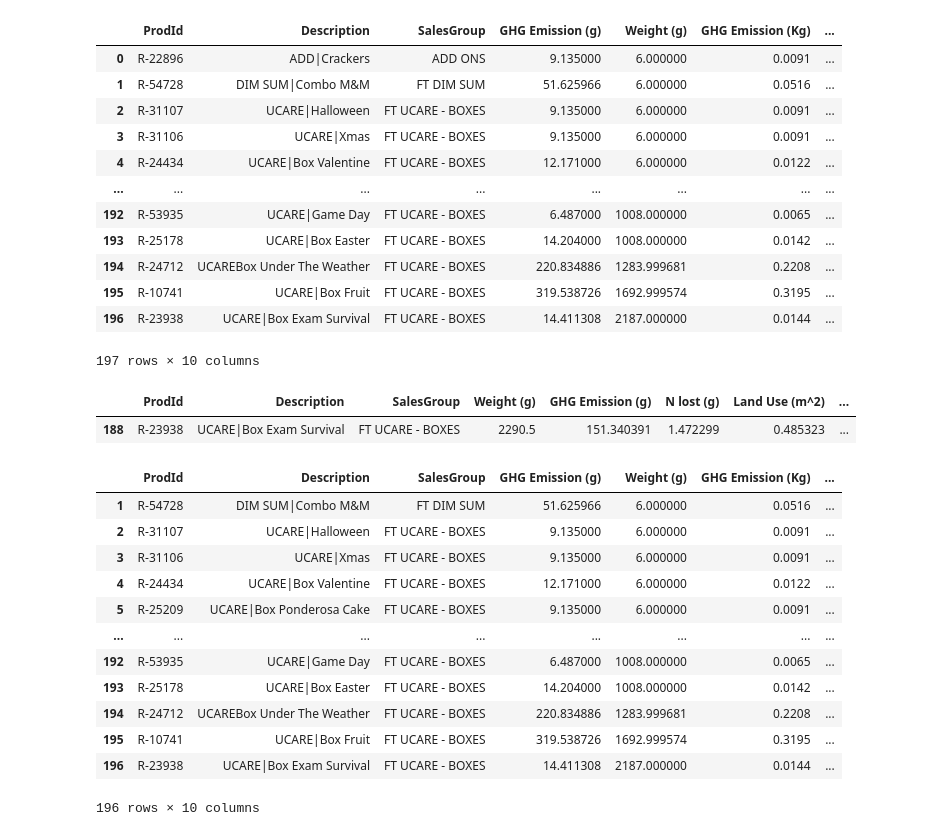
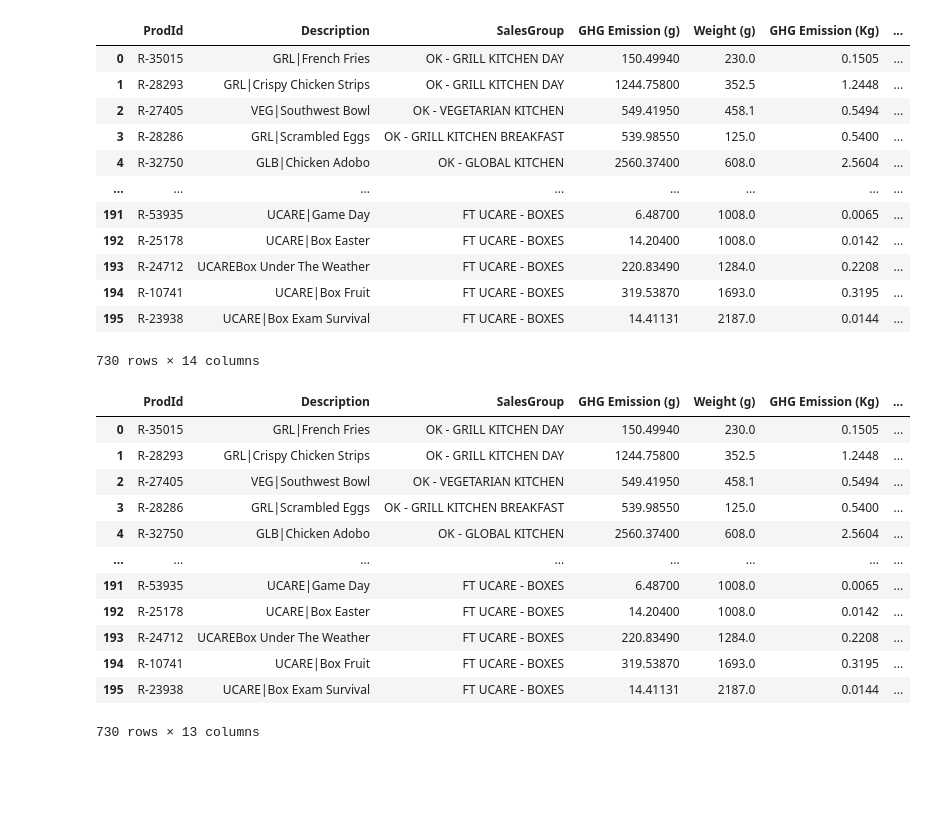
Before and after one commit to SEEDSProjects/CFFS_Label_2024_25, a Jupyter notebook: Label_Baseline_Calculation/baseline_OK.ipynb, the cells around one changed output. Saved outputs shown, nothing was run; the diff lists cells and outputs as text; code cells hidden in the pictures; blank space fills up the shorter version.

Commit message:
Fixed Baseline Calculations

```diff
--- a/Label_Baseline_Calculation/baseline_OK.ipynb
+++ b/Label_Baseline_Calculation/baseline_OK.ipynb
@@ -22,58 +27,47 @@ C:/Users/smvan/CFFS-S23/CFFS-22-23
 # %%
-#OK_menu = pd.read_csv('data/final/2022_2023_CFFS_Outcomes/Data_Labelled_Gather22-23.csv', usecols=[0, 1, 2, 3, 4, 5, 6, 7, 8, 9])
-
+menu_list = []
 # FOR OK
-# OK_menu = pd.read_csv('data/data_for_calculating_baseline/OK_19-20_Recipes_GHG.csv', usecols=[0, 1, 2, 3, 4, 5, 6, 7, 8, 9])
+menu_list.append(pd.read_csv('data/Misc/data_for_calculating_baseline/OK_2019.csv'))
 
 # FOR GATHER
-# OK_menu = pd.read_csv('data/data_for_calculating_baseline/Gather_2019_recipes.csv', usecols=[0, 1, 2, 3, 4, 5, 6, 7, 8, 9])
-# OK_menu
+menu_list.append(pd.read_csv('data/Misc/data_for_calculating_baseline/Gather_2019.csv'))
 
 # FOR TOTEM
-OK_menu = pd.read_csv('data/data_for_calculating_baseline/Totem_2019_recipes.csv', usecols=[0, 1, 2, 3, 4, 5, 6, 7, 8, 9])
+menu_list.append(pd.read_csv('data/Misc/data_for_calculating_baseline/Totem_2019.csv'))
 
-OK_menu
+recipes = pd.concat(menu_list)
+recipes
 # %% [output]
 |  | ProdId | Description | SalesGroup | GHG Emission (g) | Weight (g) | GHG Emission (Kg) | ... |
-| 0 | R-22896 | ADD|Crackers | ADD ONS | 9.135000 | 6.000000 | 0.0091 | ... |
-| 1 | R-54728 | DIM SUM|Combo M&M | FT DIM SUM | 51.625966 | 6.000000 | 0.0516 | ... |
-| 2 | R-31107 | UCARE|Halloween | FT UCARE - BOXES | 9.135000 | 6.000000 | 0.0091 | ... |
-| 3 | R-31106 | UCARE|Xmas | FT UCARE - BOXES | 9.135000 | 6.000000 | 0.0091 | ... |
-| 4 | R-24434 | UCARE|Box Valentine | FT UCARE - BOXES | 12.171000 | 6.000000 | 0.0122 | ... |
+| 0 | R-35015 | GRL|French Fries | OK - GRILL KITCHEN DAY | 150.49940 | 230.0 | 0.1505 | ... |
+| 1 | R-28293 | GRL|Crispy Chicken Strips | OK - GRILL KITCHEN DAY | 1244.75800 | 352.5 | 1.2448 | ... |
+| 2 | R-27405 | VEG|Southwest Bowl | OK - VEGETARIAN KITCHEN | 549.41950 | 458.1 | 0.5494 | ... |
+| 3 | R-28286 | GRL|Scrambled Eggs | OK - GRILL KITCHEN BREAKFAST | 539.98550 | 125.0 | 0.5400 | ... |
+| 4 | R-32750 | GLB|Chicken Adobo | OK - GLOBAL KITCHEN | 2560.37400 | 608.0 | 2.5604 | ... |
 | ... | ... | ... | ... | ... | ... | ... | ... |
-| 192 | R-53935 | UCARE|Game Day | FT UCARE - BOXES | 6.487000 | 1008.000000 | 0.0065 | ... |
-| 193 | R-25178 | UCARE|Box Easter | FT UCARE - BOXES | 14.204000 | 1008.000000 | 0.0142 | ... |
-| 194 | R-24712 | UCAREBox Under The Weather | FT UCARE - BOXES | 220.834886 | 1283.999681 | 0.2208 | ... |
-| 195 | R-10741 | UCARE|Box Fruit | FT UCARE - BOXES | 319.538726 | 1692.999574 | 0.3195 | ... |
-| 196 | R-23938 | UCARE|Box Exam Survival | FT UCARE - BOXES | 14.411308 | 2187.000000 | 0.0144 | ... |
+| 191 | R-53935 | UCARE|Game Day | FT UCARE - BOXES | 6.48700 | 1008.0 | 0.0065 | ... |
+| 192 | R-25178 | UCARE|Box Easter | FT UCARE - BOXES | 14.20400 | 1008.0 | 0.0142 | ... |
+| 193 | R-24712 | UCAREBox Under The Weather | FT UCARE - BOXES | 220.83490 | 1284.0 | 0.2208 | ... |
+| 194 | R-10741 | UCARE|Box Fruit | FT UCARE - BOXES | 319.53870 | 1693.0 | 0.3195 | ... |
+| 195 | R-23938 | UCARE|Box Exam Survival | FT UCARE - BOXES | 14.41131 | 2187.0 | 0.0144 | ... |
-197 rows × 10 columns
+730 rows × 14 columns
-# %%
-# OK_all_factors = pd.read_csv('data/data_for_calculating_baseline/OK 21-22 Recipes Footprints.csv')
-# Products_List_2019.csv
-# OK_all_factors = pd.read_csv('data/data_for_calculating_baseline/Products_List_2019.csv')
-# OK_all_factors = pd.read_csv('data/preprocessed/Products_List.csv')
-#OK_all_factors = pd.read_csv('data/final/2022_2023_CFFS_Outcomes/Data_Labelled_Gather22-23.csv')
-OK_all_factors = pd.read_csv('data/final/Recipes Footprints.csv')
-OK_all_factors[OK_all_factors['ProdId'] == 'R-23938']
-# OK_all_factors
-# %% [output]
-|  | ProdId | Description | SalesGroup | Weight (g) | GHG Emission (g) | N lost (g) | Land Use (m^2) | ... |
-| 188 | R-23938 | UCARE|Box Exam Survival | FT UCARE - BOXES | 2290.5 | 151.340391 | 1.472299 | 0.485323 | ... |
+# %%
+recipes = recipes.drop(columns=["Unnamed: 13"])
 # %%
-OK_menu = OK_menu[OK_menu['Weight (g)'] >= 6]
+recipes = recipes[recipes['Weight (g)'] >= 6]
 # %%
-OK_menu
+recipes
 # %% [output]
 |  | ProdId | Description | SalesGroup | GHG Emission (g) | Weight (g) | GHG Emission (Kg) | ... |
-| 1 | R-54728 | DIM SUM|Combo M&M | FT DIM SUM | 51.625966 | 6.000000 | 0.0516 | ... |
-| 2 | R-31107 | UCARE|Halloween | FT UCARE - BOXES | 9.135000 | 6.000000 | 0.0091 | ... |
-| 3 | R-31106 | UCARE|Xmas | FT UCARE - BOXES | 9.135000 | 6.000000 | 0.0091 | ... |
-| 4 | R-24434 | UCARE|Box Valentine | FT UCARE - BOXES | 12.171000 | 6.000000 | 0.0122 | ... |
-| 5 | R-25209 | UCARE|Box Ponderosa Cake | FT UCARE - BOXES | 9.135000 | 6.000000 | 0.0091 | ... |
+| 0 | R-35015 | GRL|French Fries | OK - GRILL KITCHEN DAY | 150.49940 | 230.0 | 0.1505 | ... |
+| 1 | R-28293 | GRL|Crispy Chicken Strips | OK - GRILL KITCHEN DAY | 1244.75800 | 352.5 | 1.2448 | ... |
+| 2 | R-27405 | VEG|Southwest Bowl | OK - VEGETARIAN KITCHEN | 549.41950 | 458.1 | 0.5494 | ... |
+| 3 | R-28286 | GRL|Scrambled Eggs | OK - GRILL KITCHEN BREAKFAST | 539.98550 | 125.0 | 0.5400 | ... |
+| 4 | R-32750 | GLB|Chicken Adobo | OK - GLOBAL KITCHEN | 2560.37400 | 608.0 | 2.5604 | ... |
 | ... | ... | ... | ... | ... | ... | ... | ... |
-| 192 | R-53935 | UCARE|Game Day | FT UCARE - BOXES | 6.487000 | 1008.000000 | 0.0065 | ... |
-| 193 | R-25178 | UCARE|Box Easter | FT UCARE - BOXES | 14.204000 | 1008.000000 | 0.0142 | ... |
-| 194 | R-24712 | UCAREBox Under The Weather | FT UCARE - BOXES | 220.834886 | 1283.999681 | 0.2208 | ... |
-| 195 | R-10741 | UCARE|Box Fruit | FT UCARE - BOXES | 319.538726 | 1692.999574 | 0.3195 | ... |
-| 196 | R-23938 | UCARE|Box Exam Survival | FT UCARE - BOXES | 14.411308 | 2187.000000 | 0.0144 | ... |
+| 191 | R-53935 | UCARE|Game Day | FT UCARE - BOXES | 6.48700 | 1008.0 | 0.0065 | ... |
+| 192 | R-25178 | UCARE|Box Easter | FT UCARE - BOXES | 14.20400 | 1008.0 | 0.0142 | ... |
+| 193 | R-24712 | UCAREBox Under The Weather | FT UCARE - BOXES | 220.83490 | 1284.0 | 0.2208 | ... |
+| 194 | R-10741 | UCARE|Box Fruit | FT UCARE - BOXES | 319.53870 | 1693.0 | 0.3195 | ... |
+| 195 | R-23938 | UCARE|Box Exam Survival | FT UCARE - BOXES | 14.41131 | 2187.0 | 0.0144 | ... |
-196 rows × 10 columns
+730 rows × 13 columns
```
Also changed, not shown: parts of 8 cells of this notebook, 3 other files.
